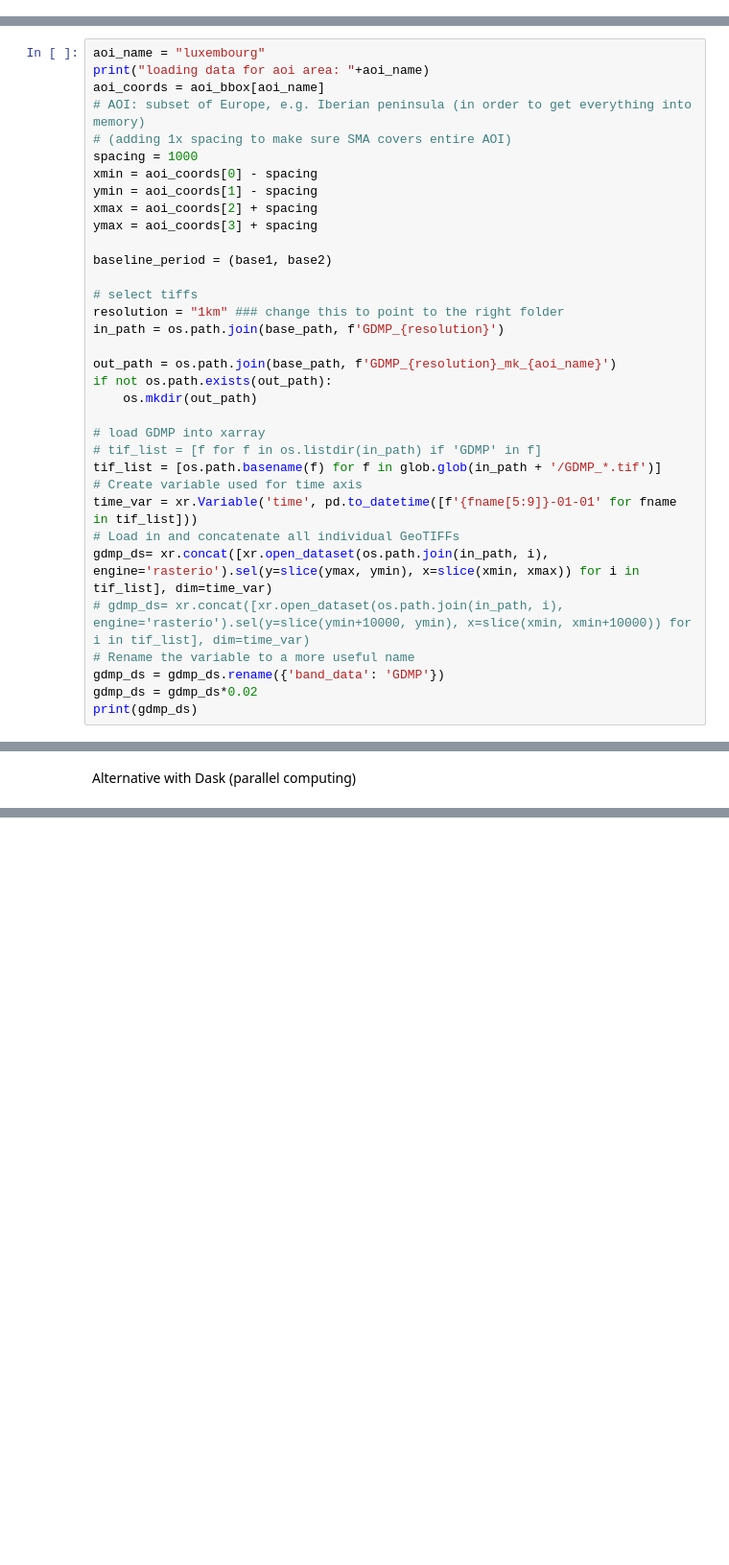
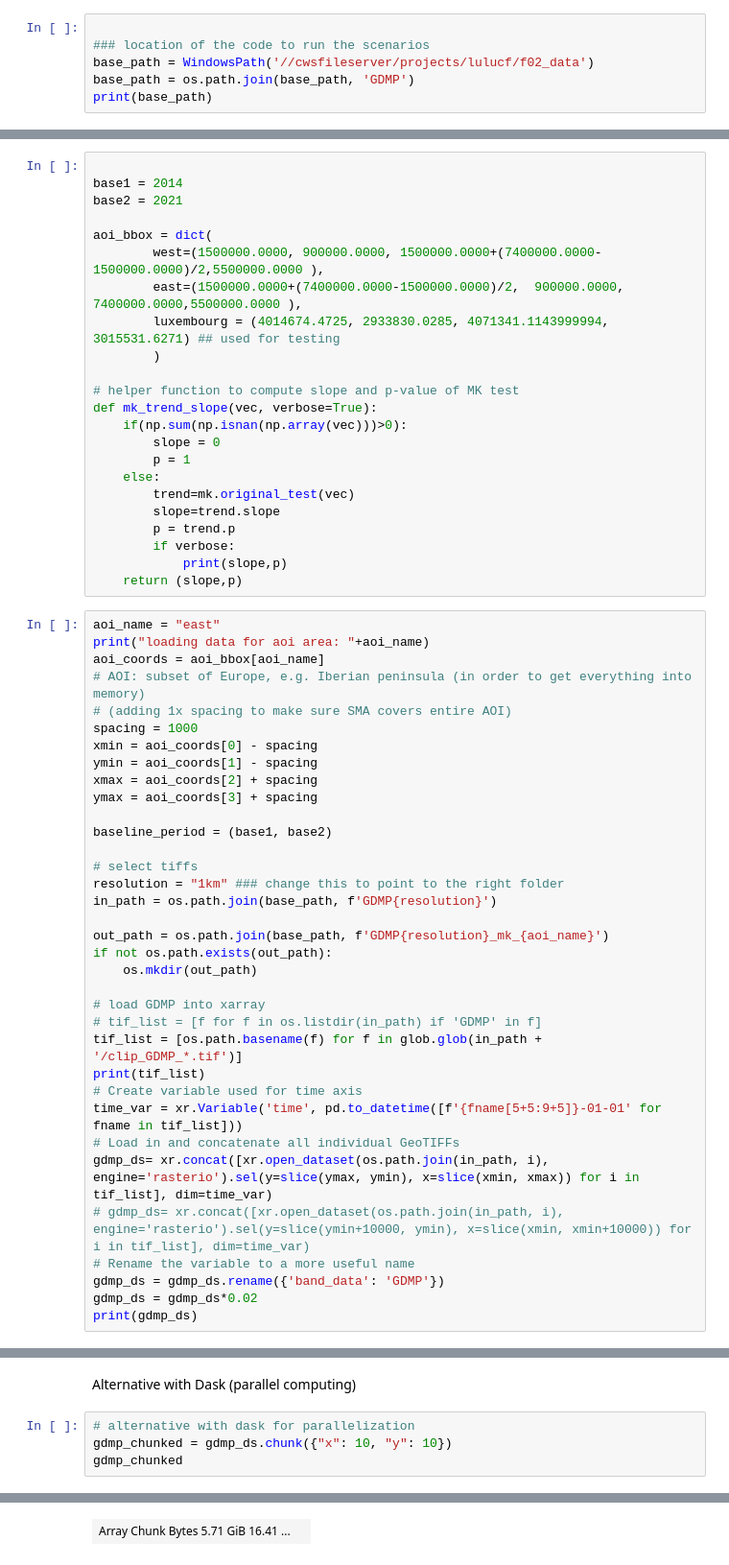
Before and after one commit to eea/ETC-LULUCF, a Jupyter notebook: DMP_time_series/GDMP_trend.ipynb, the cells around one changed output, grey strips where cells are left out. Shown: that part at 96% size. Cells and saved outputs as stored; diff of their text form; blank space fills up the shorter version.

Commit message:
updated scripts to work with new data: 1km clipped in lulucf drive

```diff
--- a/DMP_time_series/GDMP_trend.ipynb
+++ b/DMP_time_series/GDMP_trend.ipynb
@@ -38,0 +21,6 @@ def mk_trend_slope(vec, verbose=False):
+# %%
+
+### location of the code to run the scenarios
+base_path = WindowsPath('//cwsfileserver/projects/lulucf/f02_data')
+base_path = os.path.join(base_path, 'GDMP')
+print(base_path)
@@ -39,5 +29,28 @@ def mk_trend_slope(vec, verbose=False):
+# %%
+
+base1 = 2014
+base2 = 2021
+
+aoi_bbox = dict(
+        west=(1500000.0000, 900000.0000, 1500000.0000+(7400000.0000-1500000.0000)/2,5500000.0000 ),
+        east=(1500000.0000+(7400000.0000-1500000.0000)/2,  900000.0000, 7400000.0000,5500000.0000 ),
+        luxembourg = (4014674.4725, 2933830.0285, 4071341.1143999994, 3015531.6271) ## used for testing
+        )
+
+# helper function to compute slope and p-value of MK test
+def mk_trend_slope(vec, verbose=True):
+    if(np.sum(np.isnan(np.array(vec)))>0):
+        slope = 0
+        p = 1
+    else:
+        trend=mk.original_test(vec)
+        slope=trend.slope
+        p = trend.p
+        if verbose:
+            print(slope,p)
+    return (slope,p)
 # %%
-aoi_name = "luxembourg"
+aoi_name = "east"
 print("loading data for aoi area: "+aoi_name)
 aoi_coords = aoi_bbox[aoi_name]
 # AOI: subset of Europe, e.g. Iberian peninsula (in order to get everything into memory)
@@ -52,17 +65,18 @@ baseline_period = (base1, base2)
 
 # select tiffs
 resolution = "1km" ### change this to point to the right folder
-in_path = os.path.join(base_path, f'GDMP_{resolution}')
+in_path = os.path.join(base_path, f'GDMP{resolution}')
 
-out_path = os.path.join(base_path, f'GDMP_{resolution}_mk_{aoi_name}')
+out_path = os.path.join(base_path, f'GDMP{resolution}_mk_{aoi_name}')
 if not os.path.exists(out_path):
     os.mkdir(out_path)
 
 # load GDMP into xarray
 # tif_list = [f for f in os.listdir(in_path) if 'GDMP' in f]
-tif_list = [os.path.basename(f) for f in glob.glob(in_path + '/GDMP_*.tif')]
+tif_list = [os.path.basename(f) for f in glob.glob(in_path + '/clip_GDMP_*.tif')]
+print(tif_list)
 # Create variable used for time axis
-time_var = xr.Variable('time', pd.to_datetime([f'{fname[5:9]}-01-01' for fname in tif_list]))
+time_var = xr.Variable('time', pd.to_datetime([f'{fname[5+5:9+5]}-01-01' for fname in tif_list]))
 # Load in and concatenate all individual GeoTIFFs
 gdmp_ds= xr.concat([xr.open_dataset(os.path.join(in_path, i), engine='rasterio').sel(y=slice(ymax, ymin), x=slice(xmin, xmax)) for i in tif_list], dim=time_var)
 # gdmp_ds= xr.concat([xr.open_dataset(os.path.join(in_path, i), engine='rasterio').sel(y=slice(ymin+10000, ymin), x=slice(xmin, xmin+10000)) for i in tif_list], dim=time_var)
@@ -78,2 +107,7 @@ slope,pvalue = xr.apply_ufunc(mk_trend_slope,gdmp_ds,input_core_dims=[['time']],
 # %% [markdown]
 Alternative with Dask (parallel computing)
+# %%
+# alternative with dask for parallelization
+gdmp_chunked = gdmp_ds.chunk({"x": 10, "y": 10})
+gdmp_chunked
+# %% [output]
@@ -79,0 +131 @@ Alternative with Dask (parallel computing)
+| Array Chunk Bytes 5.71 GiB 16.41 ... |  |
```
Also changed, not shown: parts of 10 cells of this notebook, 1 other file.
